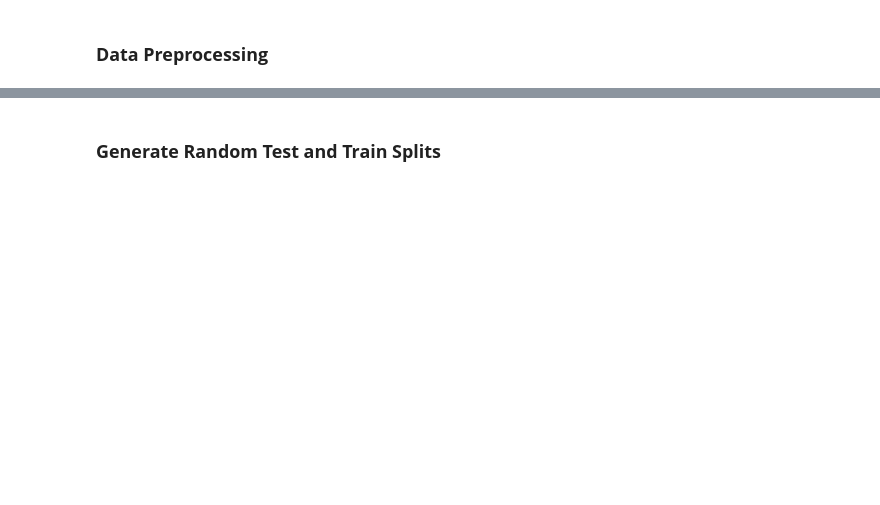
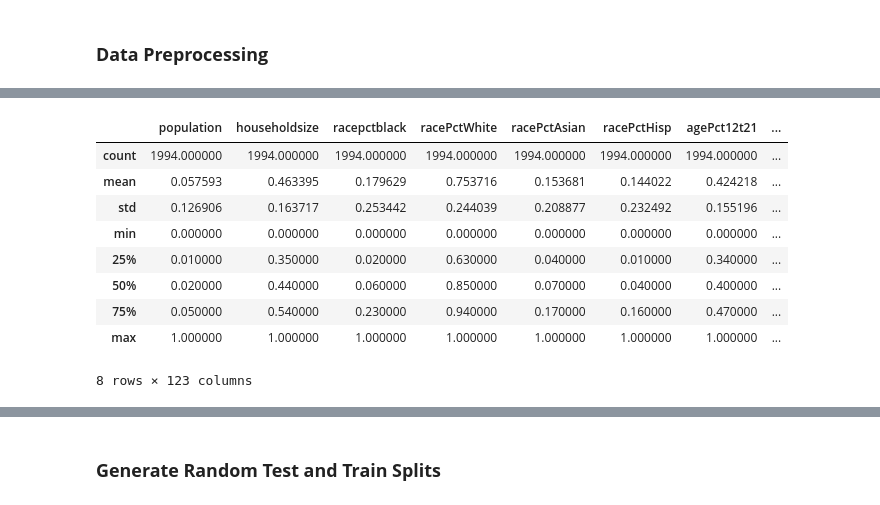
Before and after one commit to AnirudhBagalkotker/Communities_and_Crime_ML_Model, a Jupyter notebook: Team13_Assignment2.ipynb, the cells around one changed output, grey strips where cells are left out. Drawn from its saved outputs; the diff is of its cells as text; code cells hidden in the pictures; blank space fills up the shorter version.

```diff
--- a/Team13_Assignment2.ipynb
+++ b/Team13_Assignment2.ipynb
@@ -88,0 +194,13 @@ df.head()
+# %%
+df.describe()
+# %% [output]
+|  | population | householdsize | racepctblack | racePctWhite | racePctAsian | racePctHisp | agePct12t21 | ... |
+| count | 1994.000000 | 1994.000000 | 1994.000000 | 1994.000000 | 1994.000000 | 1994.000000 | 1994.000000 | ... |
+| mean | 0.057593 | 0.463395 | 0.179629 | 0.753716 | 0.153681 | 0.144022 | 0.424218 | ... |
+| std | 0.126906 | 0.163717 | 0.253442 | 0.244039 | 0.208877 | 0.232492 | 0.155196 | ... |
+| min | 0.000000 | 0.000000 | 0.000000 | 0.000000 | 0.000000 | 0.000000 | 0.000000 | ... |
+| 25% | 0.010000 | 0.350000 | 0.020000 | 0.630000 | 0.040000 | 0.010000 | 0.340000 | ... |
+| 50% | 0.020000 | 0.440000 | 0.060000 | 0.850000 | 0.070000 | 0.040000 | 0.400000 | ... |
+| 75% | 0.050000 | 0.540000 | 0.230000 | 0.940000 | 0.170000 | 0.160000 | 0.470000 | ... |
+| max | 1.000000 | 1.000000 | 1.000000 | 1.000000 | 1.000000 | 1.000000 | 1.000000 | ... |
+8 rows × 123 columns
```
Also changed, not shown: parts of 19 cells of this notebook, 1 other file.
